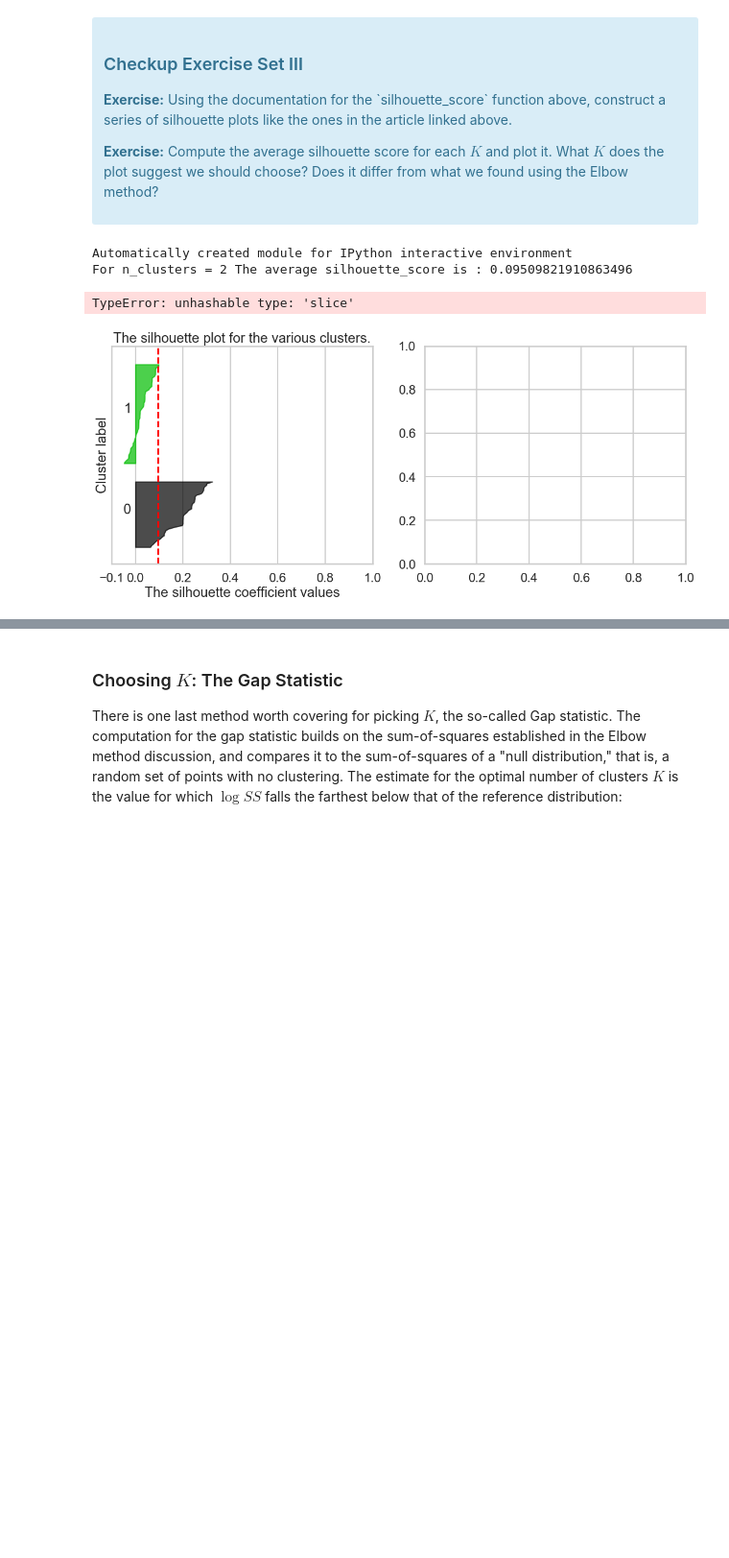
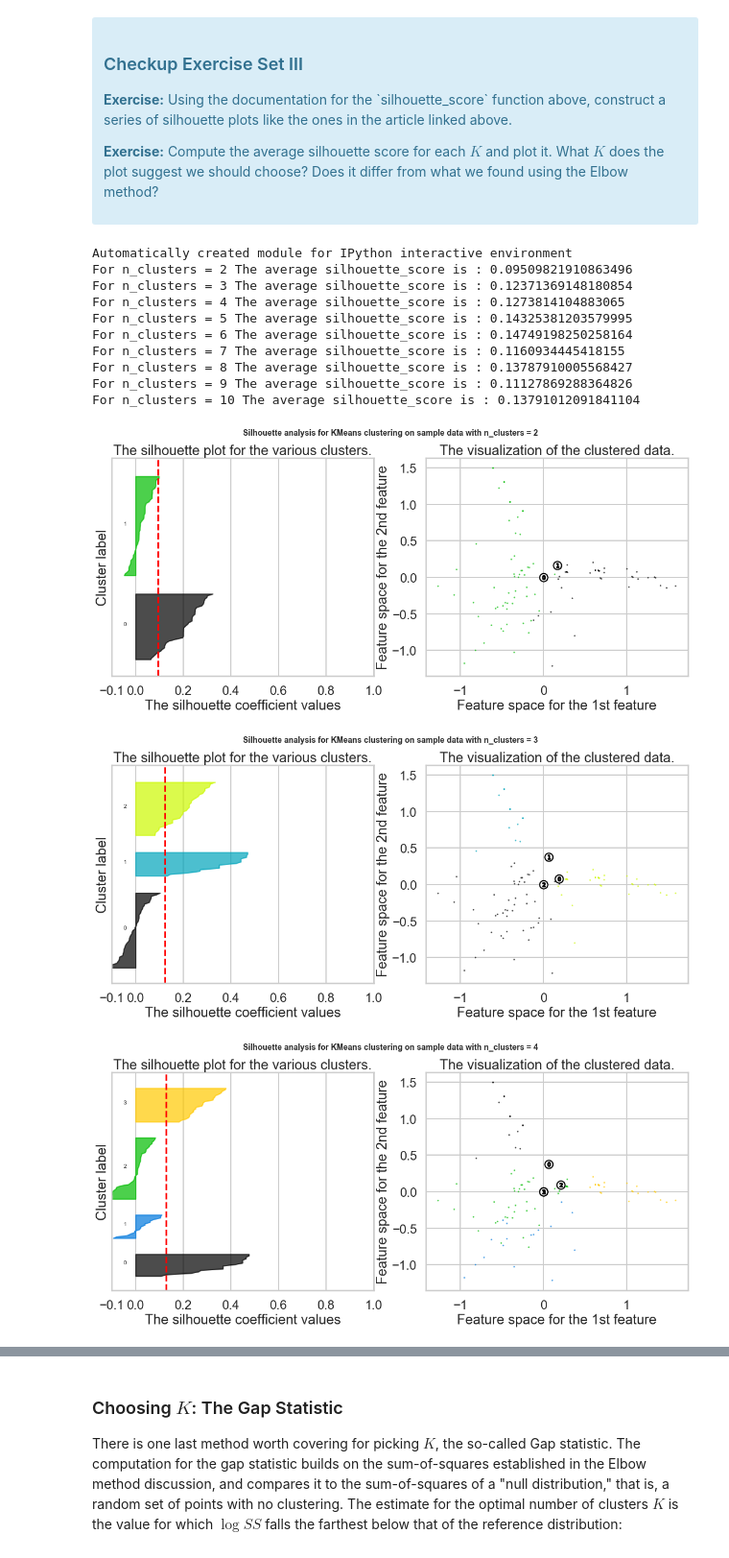
Before and after one commit to DefoeCheung/Projects, a Jupyter notebook: Mini_Project_Clustering.ipynb, the cells around one changed output, grey strips where cells are left out. Shown at 96% size. Cells and saved outputs as stored; diff of their text form; code cells hidden in the pictures; blank space fills up the shorter version.

```diff
--- a/Mini_Project_Clustering.ipynb
+++ b/Mini_Project_Clustering.ipynb
@@ -210,6 +210,11 @@ Fortunately, scikit-learn provides a function to compute this for us (phew!) cal
 
 <p><b>Exercise:</b> Compute the average silhouette score for each $K$ and plot it. What $K$ does the plot suggest we should choose? Does it differ from what we found using the Elbow method?</p>
 </div>
+# %%
+from sklearn.decomposition import PCA
+
+pca = PCA(n_components=2)
+pcs = pca.fit_transform(offer)
 # %%
 # Your turn.
 from __future__ import print_function
@@ -291,33 +296,42 @@ for n_clusters in range_n_clusters:
 
     ax1.set_yticks([])  # Clear the yaxis labels / ticks
     ax1.set_xticks([-0.1, 0, 0.2, 0.4, 0.6, 0.8, 1])
 
     # 2nd Plot showing the actual clusters formed
     colors = cm.nipy_spectral(cluster_labels.astype(float) / n_clusters)
-    ax2.scatter(offer[:, 0], offer[:, 1], marker='.', s=30, lw=0, alpha=0.7,
+    ax2.scatter(pcs[:, 0], pcs[:, 1], marker='.', s=30, lw=0, alpha=0.7,
                 c=colors, edgecolor='k')
 
     # Labeling the clusters
     centers = clusterer.cluster_centers_
     # Draw white circles at cluster centers
     ax2.scatter(centers[:, 0], centers[:, 1], marker='o',
                 c="white", alpha=1, s=200, edgecolor='k')
 
     for i, c in enumerate(centers):
         ax2.scatter(c[0], c[1], marker='$%d$' % i, alpha=1,
                     s=50, edgecolor='k')
 
     ax2.set_title("The visualization of the clustered data.")
     ax2.set_xlabel("Feature space for the 1st feature")
     ax2.set_ylabel("Feature space for the 2nd feature")
 
     plt.suptitle(("Silhouette analysis for KMeans clustering on sample data "
                   "with n_clusters = %d" % n_clusters),
                  fontsize=14, fontweight='bold')
 
 plt.show()
 # %% [output]
 Automatically created module for IPython interactive environment
 For n_clusters = 2 The average silhouette_score is : 0.09509821910863496
+For n_clusters = 3 The average silhouette_score is : 0.12371369148180854
+For n_clusters = 4 The average silhouette_score is : 0.1273814104883065
+For n_clusters = 5 The average silhouette_score is : 0.14325381203579995
+For n_clusters = 6 The average silhouette_score is : 0.14749198250258164
+For n_clusters = 7 The average silhouette_score is : 0.1160934445418155
+For n_clusters = 8 The average silhouette_score is : 0.13787910005568427
+For n_clusters = 9 The average silhouette_score is : 0.11127869288364826
+For n_clusters = 10 The average silhouette_score is : 0.13791012091841104
-TypeError: unhashable type: 'slice'
-[figure, old version]
+[figure, new version]
+[figure, added]
+[figure, added]
```
Also changed, not shown: parts of 4 cells of this notebook.
